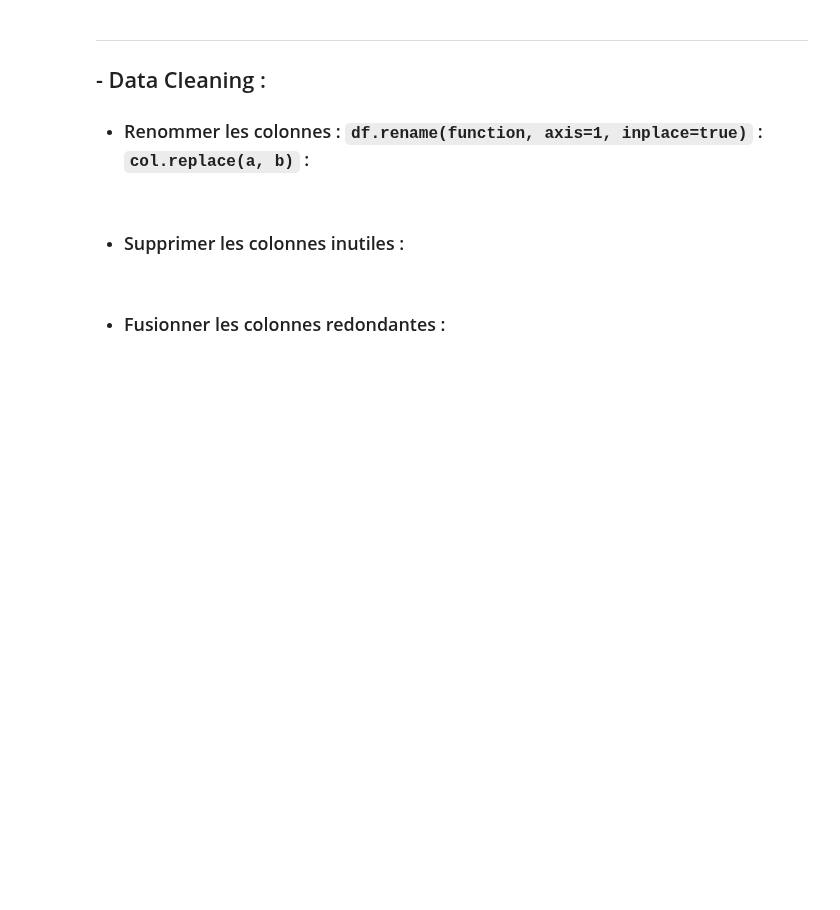
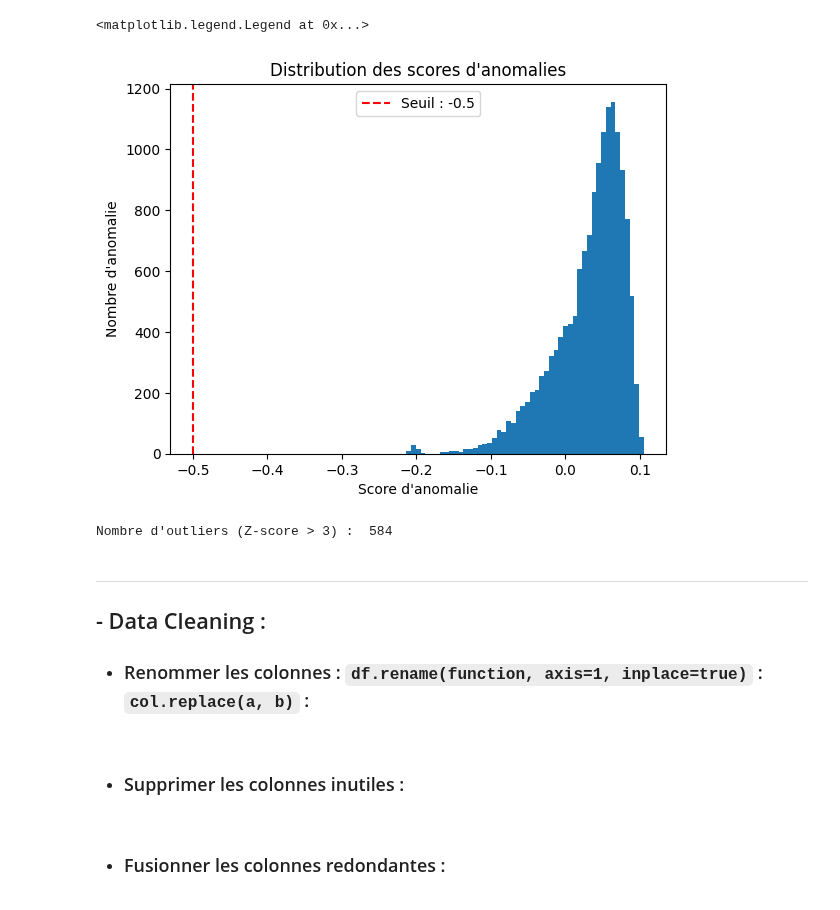
Before and after one commit to Chriishero/Programmation, a Jupyter notebook: Python/Intelligence Artificielle/Projet/Forest Cover Type Prediction (Kaggle)/EDA.ipynb, the cells around one changed output. Drawn from its saved outputs; the diff is of its cells as text; code cells hidden in the pictures; blank space fills up the shorter version.

```diff
--- a/Python/Intelligence Artificielle/Projet/Forest Cover Type Prediction (Kaggle)/EDA.ipynb
+++ b/Python/Intelligence Artificielle/Projet/Forest Cover Type Prediction (Kaggle)/EDA.ipynb
@@ -56,3 +218,24 @@ warnings.filterwarnings("ignore")
+# %%
+model = IsolationForest(random_state=0, contamination='auto')
+model.fit(scaled_df)
+outliers_predict = model.predict(scaled_df) == -1
+anomaly_score = model.decision_function(scaled_df)
+
+plt.hist(anomaly_score, bins=50)
+plt.axvline(x=-0.5, color='red', linestyle='--', label="Seuil : -0.5")
+plt.title("Distribution des scores d'anomalies")
+plt.xlabel("Score d'anomalie")
+plt.ylabel("Nombre d'anomalie")
+plt.legend()
+# %% [output]
+<matplotlib.legend.Legend at 0x...>
+[figure, added]
+# %%
+z_score = stats.zscore(scaled_df)
+outliers = df[(np.abs(z_score) > 3).any(axis=1)]
+print("Nombre d'outliers (Z-score > 3) : ", len(outliers))
+# %% [output]
+Nombre d'outliers (Z-score > 3) :  584
 # %% [markdown]
 
 
```
Also changed, not shown: parts of 14 cells of this notebook, 1 other file.
